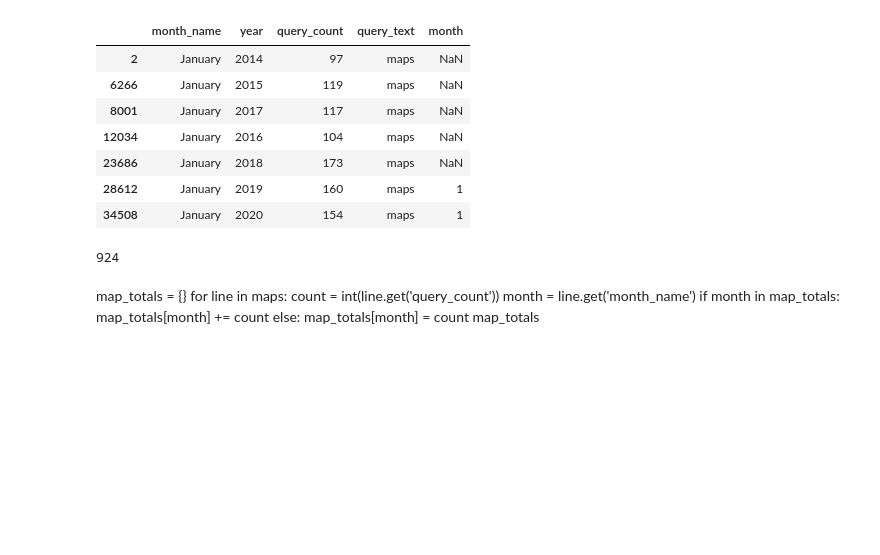
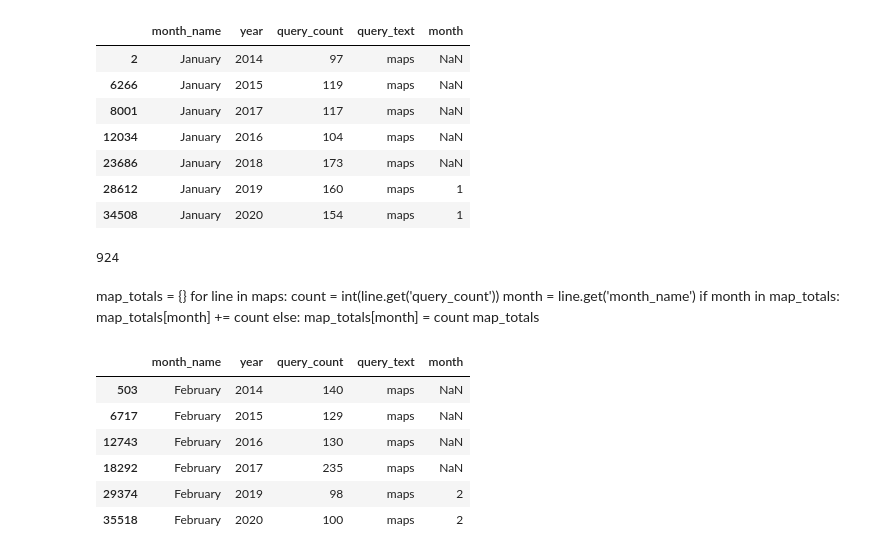
Before and after one commit to NSS-Data-Analytics-Cohort-6/socrata-api-caitbrown12, a Jupyter notebook: notebook/Socrata_API.ipynb, the cells around one changed output. Cells and saved outputs as stored; diff of their text form; code cells hidden in the pictures; blank space fills up the shorter version.

```diff
--- a/notebook/Socrata_API.ipynb
+++ b/notebook/Socrata_API.ipynb
@@ -316,3 +323,14 @@ for line in maps:
     else:
         map_totals[month] = count
 map_totals
+# %%
+February = maps.loc[maps['month_name'] == 'February']
+February.head(10)
+# %% [output]
+|  | month_name | year | query_count | query_text | month |
+| 503 | February | 2014 | 140 | maps | NaN |
+| 6717 | February | 2015 | 129 | maps | NaN |
+| 12743 | February | 2016 | 130 | maps | NaN |
+| 18292 | February | 2017 | 235 | maps | NaN |
+| 29374 | February | 2019 | 98 | maps | 2 |
+| 35518 | February | 2020 | 100 | maps | 2 |
```
Also changed, not shown: parts of 8 cells of this notebook.
